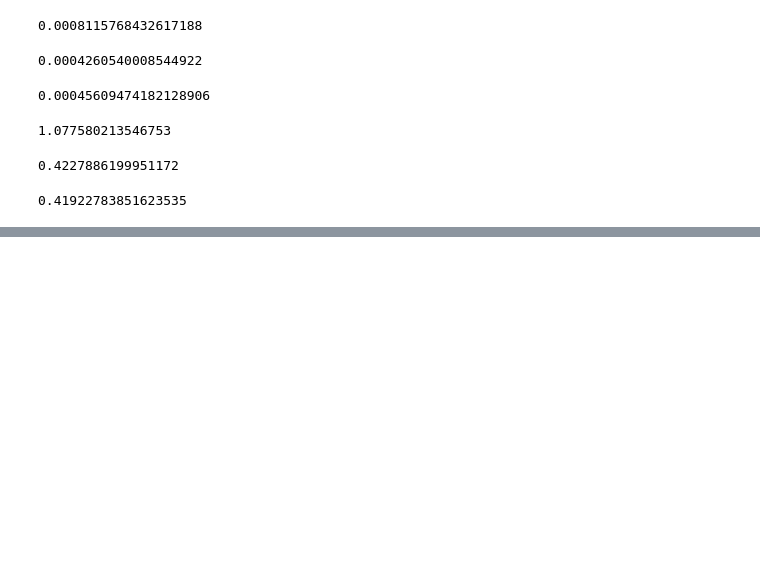
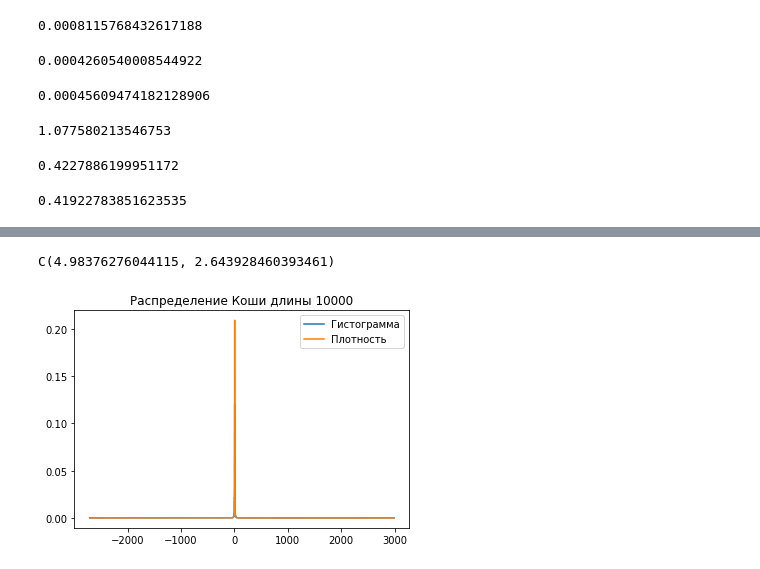
Before and after one commit to rw404/MS, a Jupyter notebook: Distributions.ipynb, the cells around one changed output, grey strips where cells are left out. Cells and saved outputs as stored; diff of their text form; code cells hidden in the pictures; blank space fills up the shorter version.

```diff
--- a/Distributions.ipynb
+++ b/Distributions.ipynb
@@ -649,0 +792,2 @@ print(end - start)
+# %%
+cau2 = C_t(size = 10000)
@@ -649,0 +864,5 @@ print(end - start)
+# %%
+Cauch_moments(cau2)
+# %% [output]
+C(4.98376276044115, 2.643928460393461)
+[figure, added]
```
Also changed, not shown: parts of 46 cells of this notebook.
